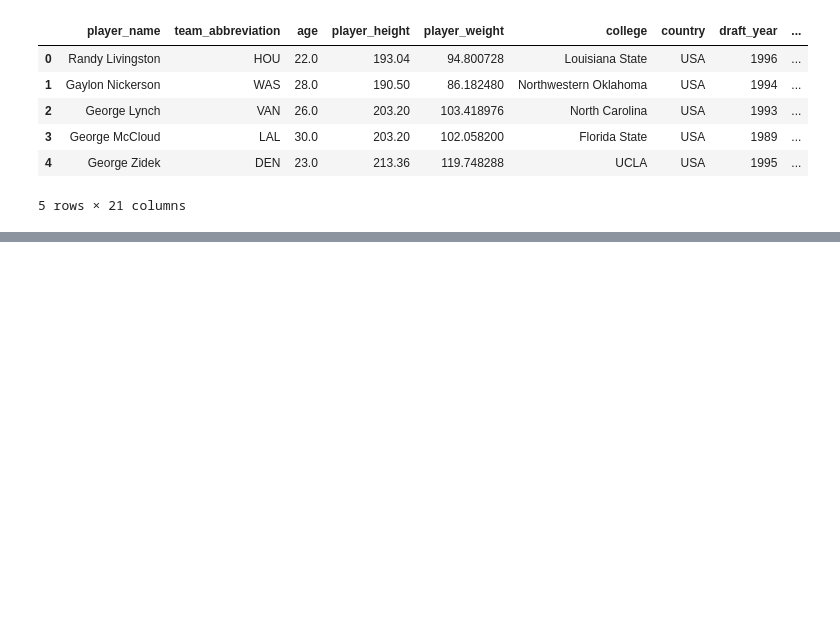
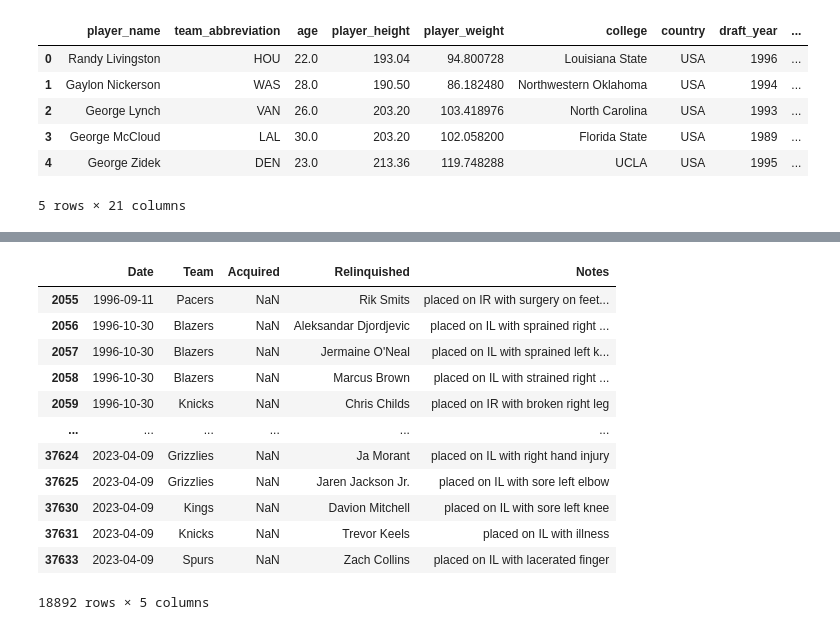
Before and after one commit to ab3131/NBAInjuryPredictor, a Jupyter notebook: NBAInjuryPredictor.ipynb, the cells around one changed output, grey strips where cells are left out. Cells and saved outputs as stored; diff of their text form; code cells hidden in the pictures; blank space fills up the shorter version.

```diff
--- a/NBAInjuryPredictor.ipynb
+++ b/NBAInjuryPredictor.ipynb
@@ -23,0 +57,18 @@ player_stats.head()
+# %%
+injuries = injuries_date_filtered[~(injuries_date_filtered['Relinquished'].isna())]
+# %%
+injuries
+# %% [output]
+|  | Date | Team | Acquired | Relinquished | Notes |
+| 2055 | 1996-09-11 | Pacers | NaN | Rik Smits | placed on IR with surgery on feet... |
+| 2056 | 1996-10-30 | Blazers | NaN | Aleksandar Djordjevic | placed on IL with sprained right ... |
+| 2057 | 1996-10-30 | Blazers | NaN | Jermaine O'Neal | placed on IL with sprained left k... |
+| 2058 | 1996-10-30 | Blazers | NaN | Marcus Brown | placed on IL with strained right ... |
+| 2059 | 1996-10-30 | Knicks | NaN | Chris Childs | placed on IR with broken right leg |
+| ... | ... | ... | ... | ... | ... |
+| 37624 | 2023-04-09 | Grizzlies | NaN | Ja Morant | placed on IL with right hand injury |
+| 37625 | 2023-04-09 | Grizzlies | NaN | Jaren Jackson Jr. | placed on IL with sore left elbow |
+| 37630 | 2023-04-09 | Kings | NaN | Davion Mitchell | placed on IL with sore left knee |
+| 37631 | 2023-04-09 | Knicks | NaN | Trevor Keels | placed on IL with illness |
+| 37633 | 2023-04-09 | Spurs | NaN | Zach Collins | placed on IL with lacerated finger |
+18892 rows × 5 columns
```
Also changed, not shown: parts of 9 cells of this notebook.
